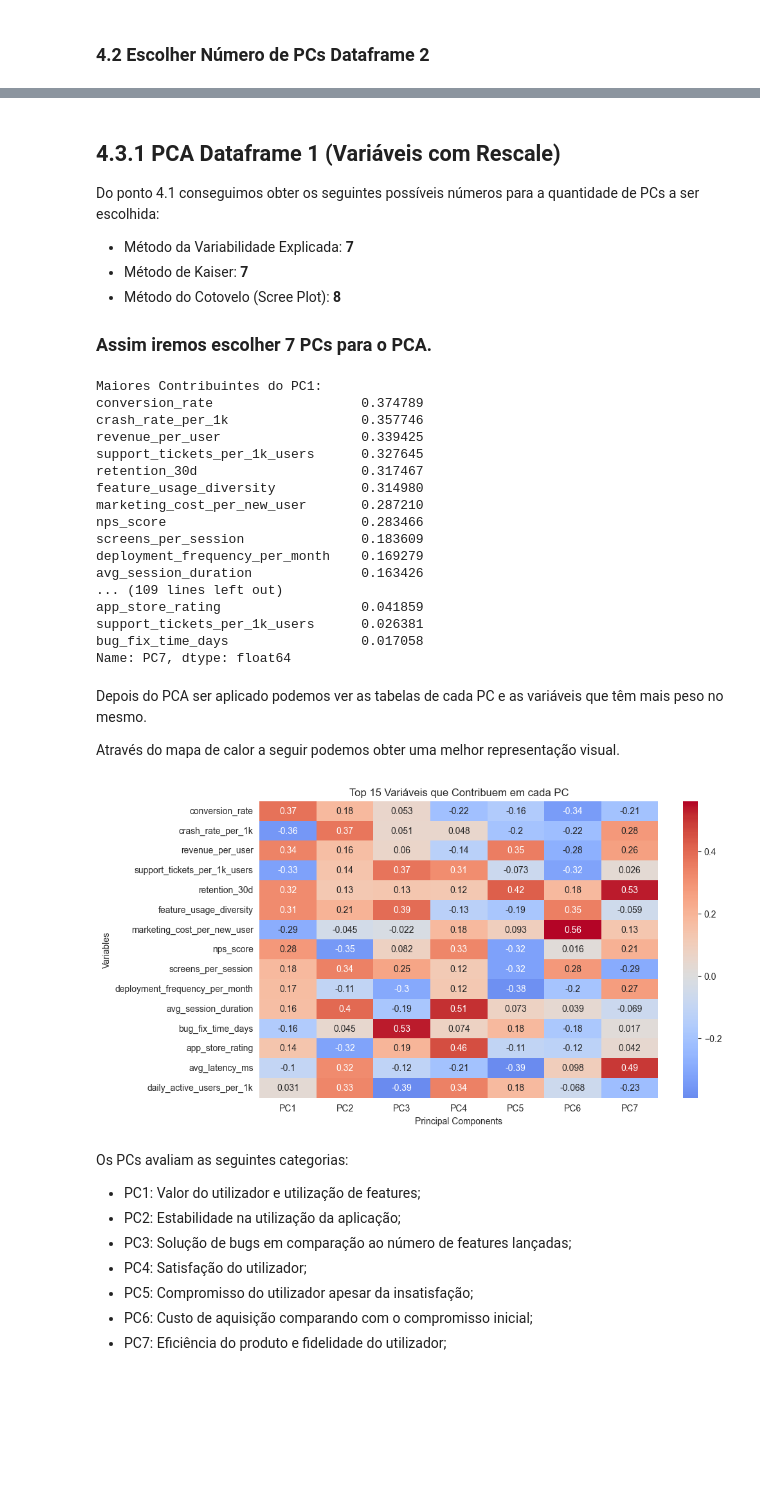
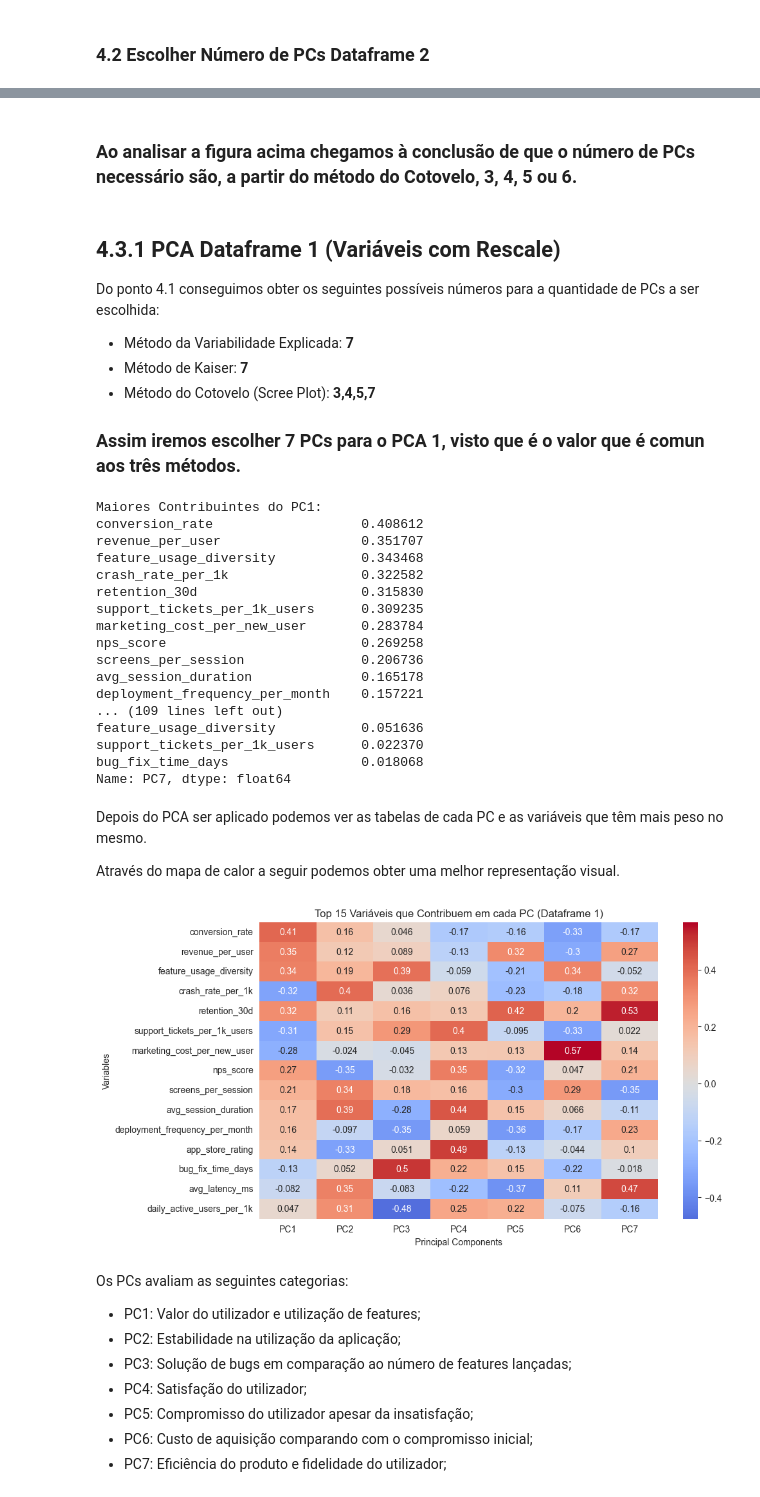
Before and after one commit to jfeiteira/Mini-projeto-do-PCA-e-Cluster, a Jupyter notebook: pca.ipynb, the cells around one changed output, grey strips where cells are left out. Cells and saved outputs as stored; diff of their text form; code cells hidden in the pictures; blank space fills up the shorter version.

```diff
--- a/pca.ipynb
+++ b/pca.ipynb
@@ -184,10 +180,6 @@ Para este caso definimos que o tratamento seria o seguinte:
 
 <br>
 # %%
-# Valores de Percentagem
-df['conversion_rate'] = (df['conversion_rate'] / df['conversion_rate'].max()) * 100
-df['retention_30d'] = (df['retention_30d'] / df['retention_30d'].max()) * 100
-
 # Intervalo entre 0 e 1 (Com Rescale)
 max_val = df['feature_usage_diversity'].max()
 df['feature_usage_diversity'] = (df['feature_usage_diversity'] / max_val)
@@ -859,12 +1142,14 @@ plt.show()
+# %% [markdown]
+### Ao analisar a figura acima chegamos à conclusão de que o número de PCs necessário são, a partir do método do Cotovelo, **3, 4, 5 ou 6**.
 # %% [markdown]
 ## 4.3.1 PCA Dataframe 1 (Variáveis com Rescale)
 
 Do ponto 4.1 conseguimos obter os seguintes possíveis números para a quantidade de PCs a ser escolhida:
 - Método da Variabilidade Explicada: **7**
 - Método de Kaiser: **7**
-- Método do Cotovelo (Scree Plot): **8**
+- Método do Cotovelo (Scree Plot): **3,4,5,7**
 
-### Assim iremos escolher 7 PCs para o PCA.
+### Assim iremos escolher 7 PCs para o PCA 1, visto que é o valor que é comun aos três métodos.
 # %%
 df = df_clean
 
@@ -877,7 +1162,6 @@ X_scaled = scaler.fit_transform(X)
 pca = PCA(n_components=7)
 X_pca = pca.fit_transform(X_scaled)
 
-# Criar o novo dataframe com os valores gerados
 df_pca = pd.DataFrame(data=X_pca, columns=['PC1', 'PC2','PC3','PC4','PC5','PC6','PC7'])
 
 # Peso de cada variável em cada PC
@@ -888,28 +1172,27 @@ all_top_vars = []
 
 for pc in loadings.columns:
     print(f"\nMaiores Contribuintes do {pc}:")
-    # Sort de maior para menor
     sorted_loadings = loadings[pc].abs().sort_values(ascending=False)
     print(sorted_loadings.head(top_n))
     # Variáveis para o HeatMap
     all_top_vars.extend(sorted_loadings.head(top_n).index)
 # %% [output]
 Maiores Contribuintes do PC1:
-conversion_rate                   0.374789
-crash_rate_per_1k                 0.357746
-revenue_per_user                  0.339425
-support_tickets_per_1k_users      0.327645
-retention_30d                     0.317467
-feature_usage_diversity           0.314980
-marketing_cost_per_new_user       0.287210
-nps_score                         0.283466
-screens_per_session               0.183609
-deployment_frequency_per_month    0.169279
-avg_session_duration              0.163426
+conversion_rate                   0.408612
+revenue_per_user                  0.351707
+feature_usage_diversity           0.343468
+crash_rate_per_1k                 0.322582
+retention_30d                     0.315830
+support_tickets_per_1k_users      0.309235
+marketing_cost_per_new_user       0.283784
+nps_score                         0.269258
+screens_per_session               0.206736
+avg_session_duration              0.165178
+deployment_frequency_per_month    0.157221
 ... (109 lines left out)
-app_store_rating                  0.041859
-support_tickets_per_1k_users      0.026381
-bug_fix_time_days                 0.017058
+feature_usage_diversity           0.051636
+support_tickets_per_1k_users      0.022370
+bug_fix_time_days                 0.018068
 Name: PC7, dtype: float64
 # %% [markdown]
 Depois do PCA ser aplicado podemos ver as tabelas de cada PC e as variáveis que têm mais peso no mesmo.
@@ -918,17 +1201,17 @@ Através do mapa de calor a seguir podemos obter uma melhor representação visu
 # %%
 all_top_vars = list(dict.fromkeys(all_top_vars))
 top_loadings = loadings.loc[all_top_vars]
 
 plt.figure(figsize=(10,6))
 sns.heatmap(top_loadings, annot=True, cmap="coolwarm", center=0)
-plt.title(f"Top {top_n} Variáveis que Contribuem em cada PC")
+plt.title(f"Top {top_n} Variáveis que Contribuem em cada PC (Dataframe 1)")
 plt.ylabel("Variables")
 plt.xlabel("Principal Components")
 
-plt.savefig("heatmap_PCA.png", dpi=300, bbox_inches='tight')
+plt.savefig("heatmap_PCA_df1.png", dpi=300, bbox_inches='tight')
 plt.show()
 # %% [output]
-[figure, old version]
+[figure, new version]
 # %% [markdown]
 Os PCs avaliam as seguintes categorias:
 - PC1: Valor do utilizador e utilização de features;
```
Also changed, not shown: parts of 51 cells of this notebook.
